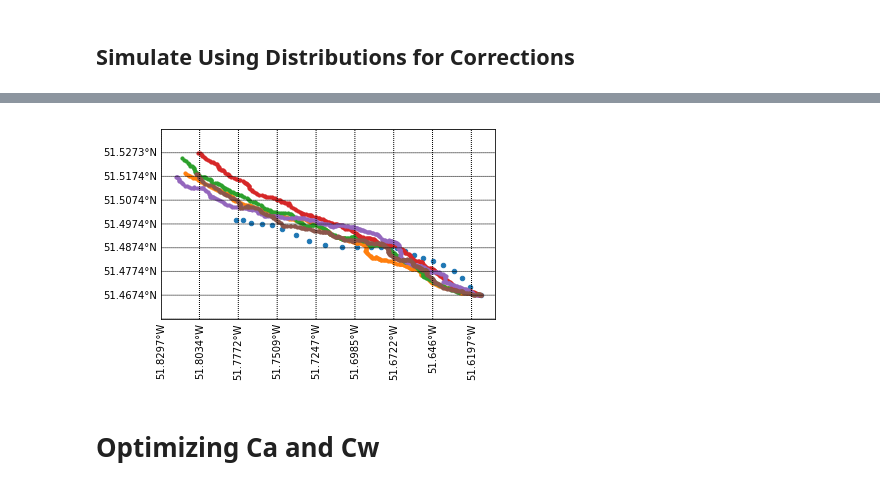
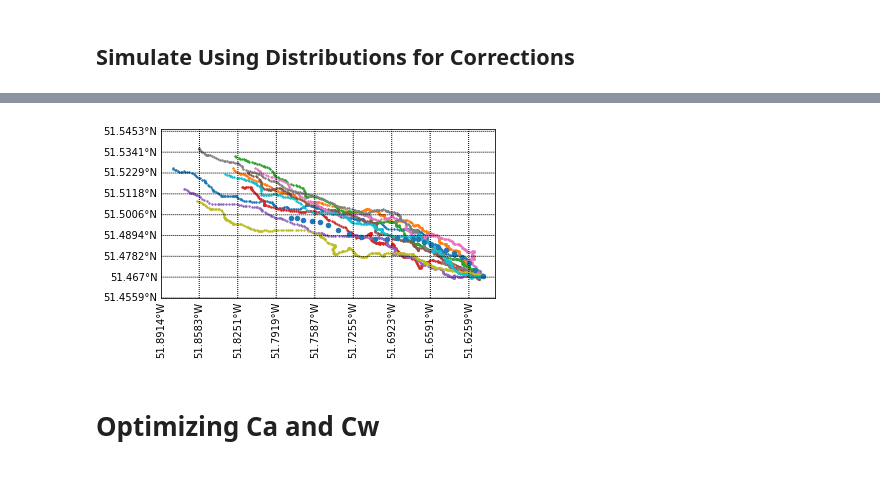
Before and after one commit to jmunroe/IceDEF, a Jupyter notebook: notebooks/ensemble.ipynb, the cells around one changed output, grey strips where cells are left out. Cells and saved outputs as stored; diff of their text form; code cells hidden in the pictures.

```diff
--- a/notebooks/ensemble.ipynb
+++ b/notebooks/ensemble.ipynb
@@ -149,5 +503,0 @@ current_distribution1
-# %%
-wind_distribution1, UV = get_bivariate_distribution(avos_ds, metocean.Atmosphere(time_bounds).wind,
-                                                 time_bounds, latitude_bounds, longitude_bounds, return_uv=True)
-Uw1, Vw1, Uw2, Vw2 = UV
-wind_distribution1
@@ -159,26 +503,0 @@ wind_distribution1
-# %%
-fig = plt.figure(figsize=(10, 10))
-i = 0
-for params in [current_distribution1, wind_distribution1]:
-    ellipse = Ellipse(xy=params[0], width=2*params[1], height=2*params[2], angle=np.rad2deg(params[3]), alpha=0.8)
-    if i == 0:
-        ax = fig.add_subplot(121, aspect='equal')
-        ax.set_title('Current Correction Distribution')
-    else:
-        ax = fig.add_subplot(122, aspect='equal')
-        ax.set_title('Wind Correction Distribution')
-    ax.axhline(y=0, color='grey')
-    ax.axvline(x=0, color='grey')
-    ax.scatter(*params[0], color='k', zorder=2)
-    ax.annotate(s=f'{np.round(params[0], 2)}', xy=(params[0][0], params[0][1]), fontsize=14)
-    if i == 0:
-        ax.scatter(Uc1 - Uc2, Vc1 - Vc2, color='r')
-        ax.add_artist(ellipse)
-    else:
-        ax.scatter(Uw1 - Uw2, Vw1 - Vw2, color='r')
-        ax.add_artist(ellipse)
-    ax.set_xlabel('dU')
-    ax.set_ylabel('dV')
-    i+=1
-
-fig.tight_layout()
@@ -191,7 +539,7 @@ sim.add_current_distribution(current_distribution)
 sim.add_wind_distribution(wind_distribution)
 # %%
 Ca, Cw = 1, 0.75
-run_sim_kwargs = {'Ca': Ca, 'Cw': Cw, 'perturb_current': True, 'perturb_wind': True, 'smoothing_constant': 0.8}
+run_sim_kwargs = {'Ca': Ca, 'Cw': Cw, 'perturb_current': True, 'perturb_wind': True, 'smoothing_constant': 0.5}
 labels = ['reference']
 for i in range(5):
     sim.run_simulation(label=f'{i}', **run_sim_kwargs)
@@ -242,17 +595,19 @@ sim.add_current_distribution(current_distribution1)
 sim.add_wind_distribution(wind_distribution1)
 # %%
 Ca, Cw = 1.5, 1.5
-run_sim_kwargs = {'Ca': Ca, 'Cw': Cw, 'perturb_current': True, 'perturb_wind': True, 'smoothing_constant': 1}
-labels = ['reference']
-for i in range(5):
+run_sim_kwargs = {'Ca': Ca, 'Cw': Cw, 'perturb_current': True, 'perturb_wind': True, 'smoothing_constant': 0.5}
+labels = []
+N = 10
+for i in range(N):
     sim.run_simulation(label=f'{i}', **run_sim_kwargs)
     labels.append(f'{i}')
+labels.append('reference')
 # %%
-sizes = [20] + [10] * 20
+sizes = [2] * N + [20]
 #plt.rcParams['figure.figsize'] = (10, 10)
 fig, ax = sim.results.plot(labels, sizes=sizes)#, labels=labels)
 # %% [output]
-[figure, old version]
+[figure, new version]
 # %% [markdown]
 # Optimizing Ca and Cw
 # %% [markdown]
```
Also changed, not shown: parts of 35 cells of this notebook.
